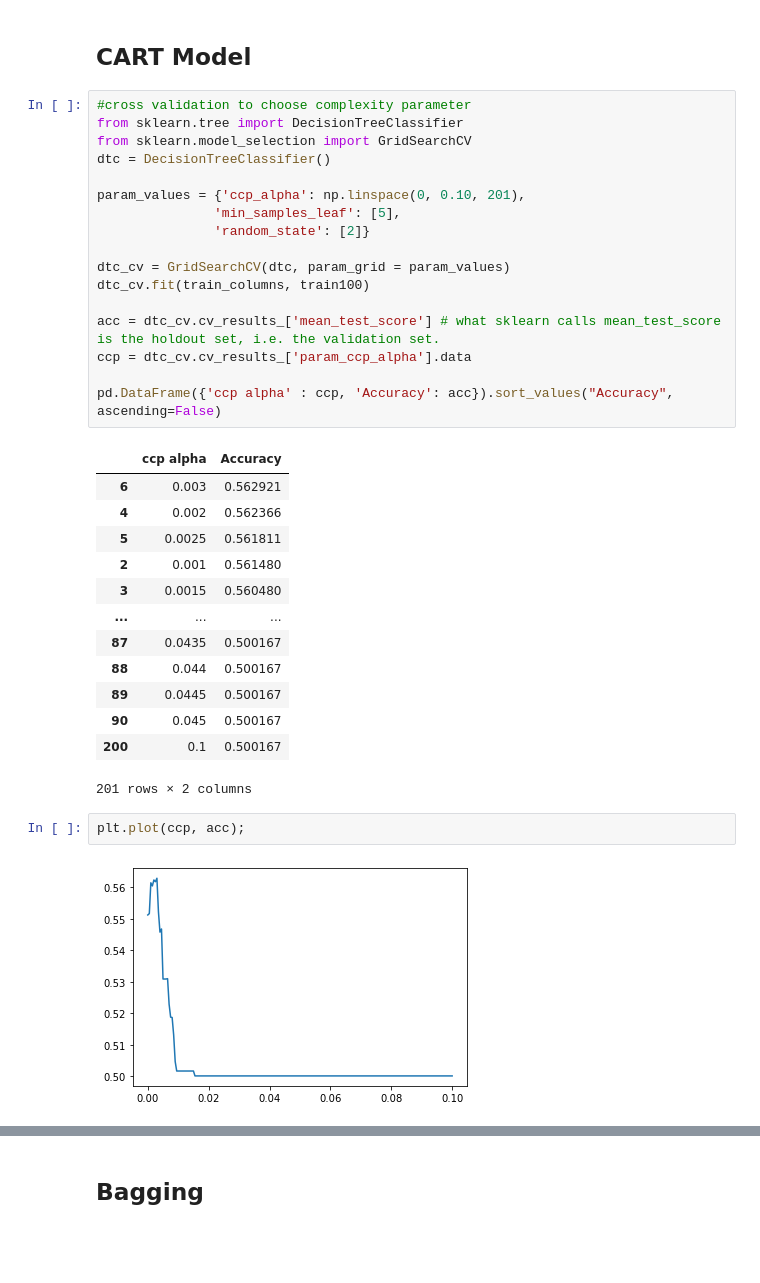
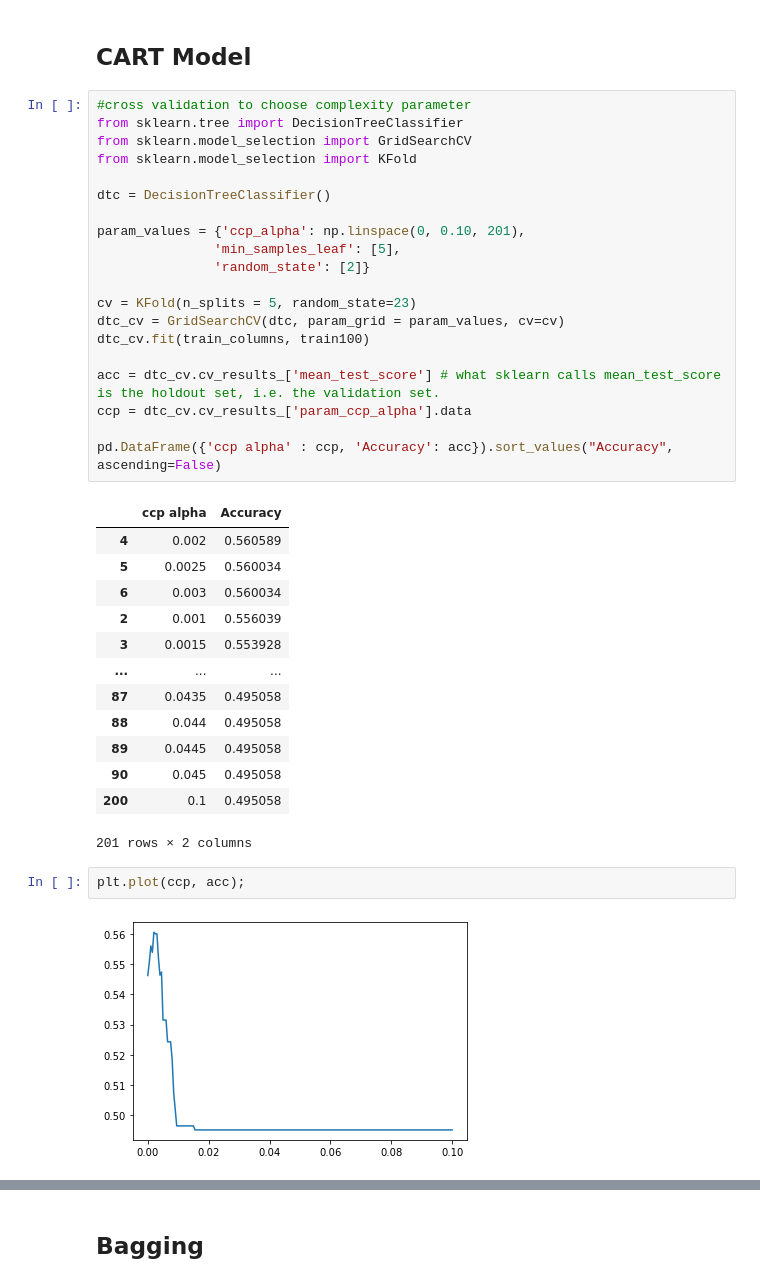
Before and after one commit to mayaasprouse/142_Project, a Jupyter notebook: Models.ipynb, the cells around one changed output, grey strips where cells are left out. Drawn from its saved outputs; the diff is of its cells as text; blank space fills up the shorter version.

```diff
--- a/Models.ipynb
+++ b/Models.ipynb
@@ -381,37 +384,40 @@ Of the three LDA models we've created, the LDA model for predicting whether a so
 # %%
 #cross validation to choose complexity parameter
 from sklearn.tree import DecisionTreeClassifier
 from sklearn.model_selection import GridSearchCV
+from sklearn.model_selection import KFold
+
 dtc = DecisionTreeClassifier()
 
 param_values = {'ccp_alpha': np.linspace(0, 0.10, 201),
                'min_samples_leaf': [5],
                'random_state': [2]}
 
-dtc_cv = GridSearchCV(dtc, param_grid = param_values)
+cv = KFold(n_splits = 5, random_state=23)
+dtc_cv = GridSearchCV(dtc, param_grid = param_values, cv=cv)
 dtc_cv.fit(train_columns, train100)
 
 acc = dtc_cv.cv_results_['mean_test_score'] # what sklearn calls mean_test_score is the holdout set, i.e. the validation set.
 ccp = dtc_cv.cv_results_['param_ccp_alpha'].data
 
 pd.DataFrame({'ccp alpha' : ccp, 'Accuracy': acc}).sort_values("Accuracy", ascending=False)
 # %% [output]
 |  | ccp alpha | Accuracy |
-| 6 | 0.003 | 0.562921 |
-| 4 | 0.002 | 0.562366 |
-| 5 | 0.0025 | 0.561811 |
-| 2 | 0.001 | 0.561480 |
-| 3 | 0.0015 | 0.560480 |
+| 4 | 0.002 | 0.560589 |
+| 5 | 0.0025 | 0.560034 |
+| 6 | 0.003 | 0.560034 |
+| 2 | 0.001 | 0.556039 |
+| 3 | 0.0015 | 0.553928 |
 | ... | ... | ... |
-| 87 | 0.0435 | 0.500167 |
-| 88 | 0.044 | 0.500167 |
-| 89 | 0.0445 | 0.500167 |
-| 90 | 0.045 | 0.500167 |
-| 200 | 0.1 | 0.500167 |
+| 87 | 0.0435 | 0.495058 |
+| 88 | 0.044 | 0.495058 |
+| 89 | 0.0445 | 0.495058 |
+| 90 | 0.045 | 0.495058 |
+| 200 | 0.1 | 0.495058 |
 201 rows × 2 columns
 # %%
 plt.plot(ccp, acc);
 # %% [output]
-[figure, old version]
+[figure, new version]
 # %%
 #now run the model using the chosen complexity parameter
```
Also changed, not shown: parts of 18 cells of this notebook.
